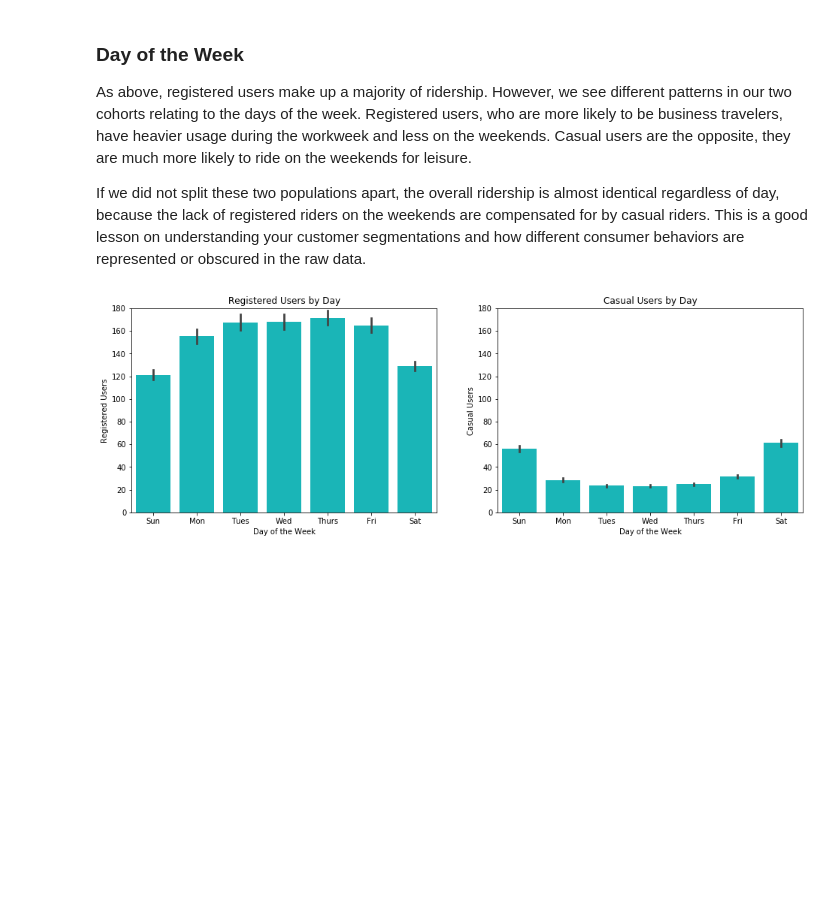
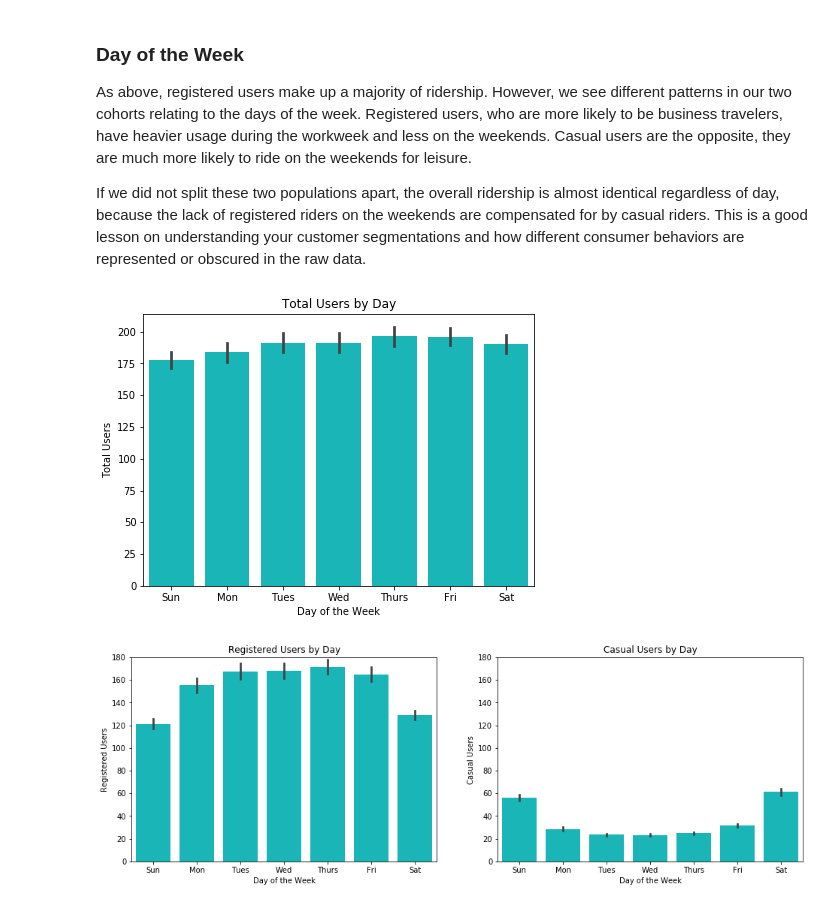
Before and after one commit to ArenCarpenter/Predicting_Bike_Ridership, a Jupyter notebook: 01_Exploratory_Data_Analysis.ipynb, the cells around one changed output. Saved outputs shown, nothing was run; the diff lists cells and outputs as text; code cells hidden in the pictures; blank space fills up the shorter version.

```diff
--- a/01_Exploratory_Data_Analysis.ipynb
+++ b/01_Exploratory_Data_Analysis.ipynb
@@ -103,6 +115,14 @@ plt.show()
 As above, registered users make up a majority of ridership. However, we see different patterns in our two cohorts relating to the days of the week. Registered users, who are more likely to be business travelers, have heavier usage during the workweek and less on the weekends. Casual users are the opposite, they are much more likely to ride on the weekends for leisure.
 
 If we did not split these two populations apart, the overall ridership is almost identical regardless of day, because the lack of registered riders on the weekends are compensated for by casual riders. This is a good lesson on understanding your customer segmentations and how different consumer behaviors are represented or obscured in the raw data.
+# %%
+fig, ax = plt.subplots(figsize=(7, 5))
+sns.barplot(data=df, x = 'Day of the Week', y = 'Total Users', color = 'darkturquoise'
+           ).set_xticklabels(['Sun', 'Mon', 'Tues', 'Wed', 'Thurs', 'Fri', 'Sat'])
+plt.title('Total Users by Day')
+plt.show()
+# %% [output]
+[figure, added]
 # %%
 fig, ax = plt.subplots(1,2)
 sns.barplot(data=df, x = 'Day of the Week', y = 'Registered Users', color = 'darkturquoise', ax = ax[0]
```
Also changed, not shown: parts of 3 cells of this notebook, 3 other files.
